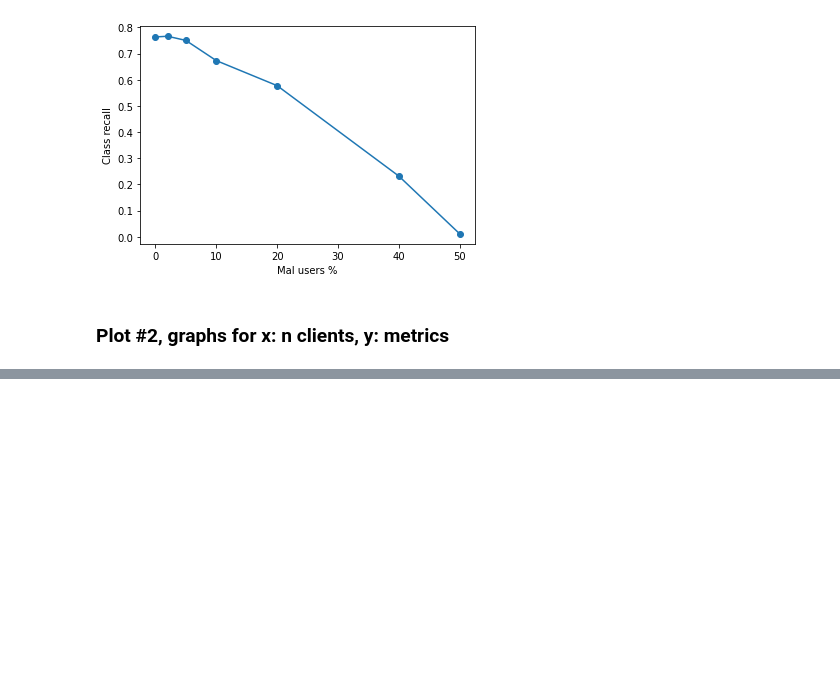
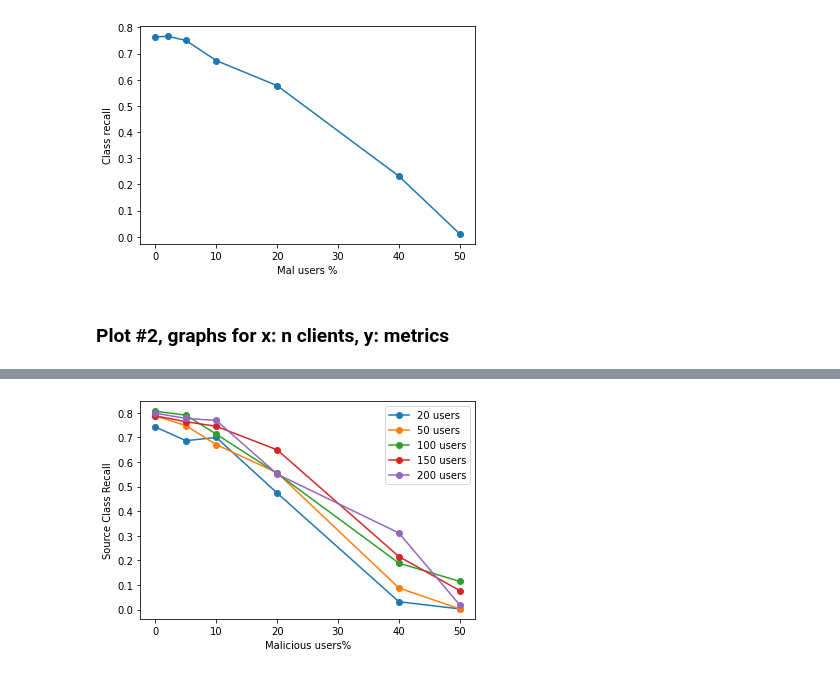
Before and after one commit to nikosgalanis/data-poisoning-defense-fl, a Jupyter notebook: Federated_Training/poison_mnist_fed.ipynb, the cells around one changed output, grey strips where cells are left out. Drawn from its saved outputs; the diff is of its cells as text; code cells hidden in the pictures; blank space fills up the shorter version.

```diff
--- a/Federated_Training/poison_mnist_fed.ipynb
+++ b/Federated_Training/poison_mnist_fed.ipynb
@@ -556,0 +624,12 @@ for n_clients in n_clients_list:
+# %%
+for cnt, model_recall in enumerate(class_recall):
+
+    plt.plot(mal_users_percentages, model_recall, label=str(n_clients_list[cnt]) + " users", marker='o')
+
+plt.xlabel("Malicious users%")
+plt.ylabel("Source Class Recall")
+
+plt.legend()
+plt.show()
+# %% [output]
+[figure, added]
```
Also changed, not shown: parts of 28 cells of this notebook, 3 other files.
